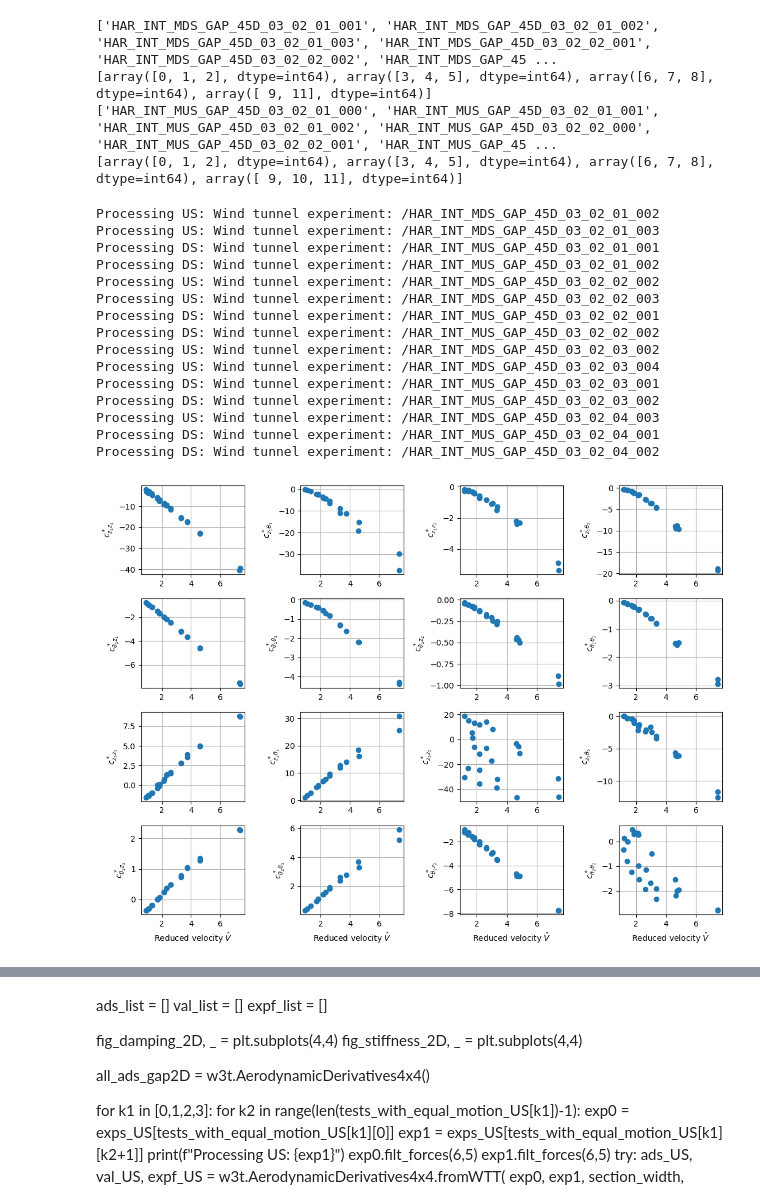
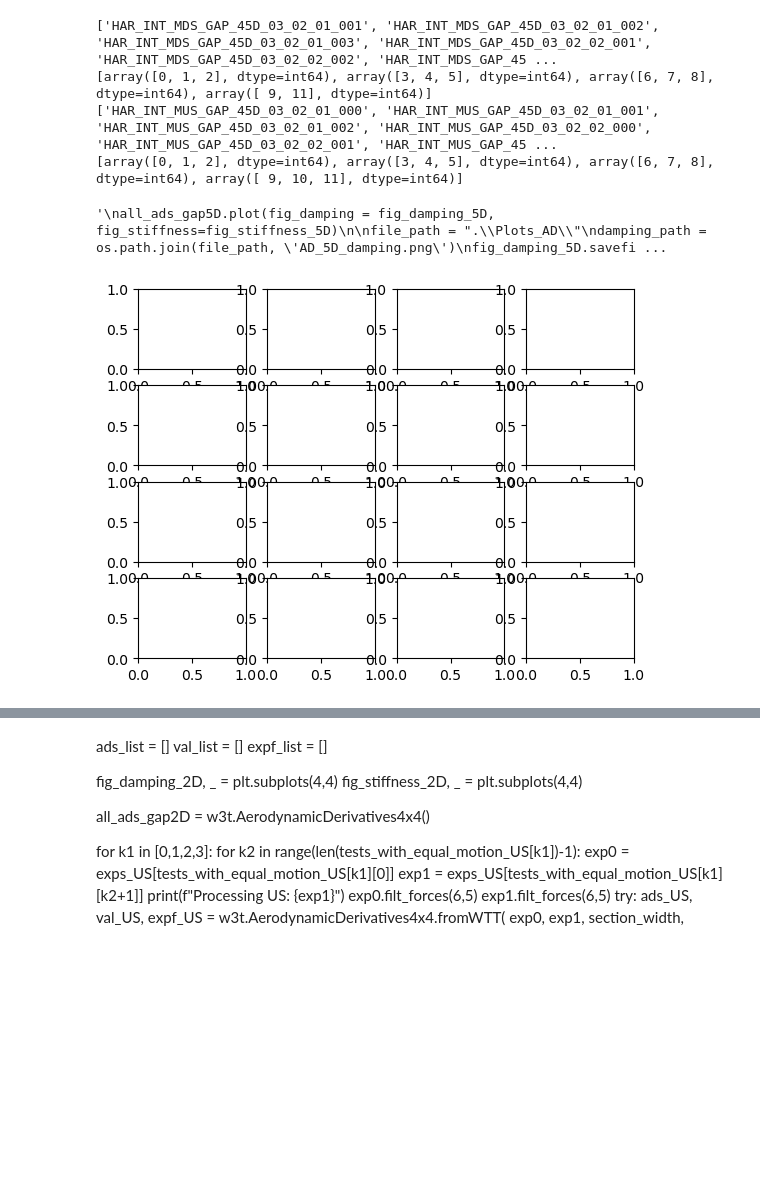
Before and after one commit to lineHRosland/FV_windtunnel_buffeting_flutter, a Jupyter notebook: HAR_INT/aerodynamic_derivatives_tandem_notebook.ipynb, the cells around one changed output, grey strips where cells are left out. Drawn from its saved outputs; the diff is of its cells as text; code cells hidden in the pictures; blank space fills up the shorter version.

```diff
--- a/HAR_INT/aerodynamic_derivatives_tandem_notebook.ipynb
+++ b/HAR_INT/aerodynamic_derivatives_tandem_notebook.ipynb
@@ -77,6 +77,8 @@ print(tests_with_equal_motion_DS)
 ['HAR_INT_MUS_GAP_213D_03_01_01_000', 'HAR_INT_MUS_GAP_213D_03_01_01_001', 'HAR_INT_MUS_GAP_213D_03_01_01_004', 'HAR_INT_MUS_GAP_213D_03_01_02_000', 'HAR_INT_MUS_GAP_213D_03_01_02_001', 'HAR_INT_MUS_G ...
 [array([0, 1, 2], dtype=int64), array([3, 4, 5], dtype=int64), array([6, 7, 8], dtype=int64), array([ 9, 10, 11], dtype=int64)]
 # %%
+poly = 2
+
 ads_list = []
 val_list = []
 expf_list = []
@@ -90,7 +92,7 @@ for k1 in [0,1,2,3]:
     for k2 in range(len(tests_with_equal_motion_US[k1])-1):
         exp0 = exps_US[tests_with_equal_motion_US[k1][0]]
         exp1 = exps_US[tests_with_equal_motion_US[k1][k2+1]]
-        print(f"Processing US: {exp1}")
+        #print(f"Processing US: {exp1}")
         exp0.filt_forces(6,5)
         exp1.filt_forces(6,5)
         ads_US, val_US, expf_US = w3t.AerodynamicDerivatives4x4.fromWTT(exp0, exp1, section_width, section_length_1, section_length_2, upstream_in_rig=True)
@@ -103,7 +105,7 @@ for k1 in [0,1,2,3]:
     for k2 in range(len(tests_with_equal_motion_DS[k1])-1):
         exp0 = exps_DS[tests_with_equal_motion_DS[k1][0]]
         exp1 = exps_DS[tests_with_equal_motion_DS[k1][k2+1]]
-        print(f"Processing DS: {exp1}")
+        #print(f"Processing DS: {exp1}")
         exp0.filt_forces(6,5)
         exp1.filt_forces(6,5)
         ads_DS, val_DS, expf_DS = w3t.AerodynamicDerivatives4x4.fromWTT(exp0, exp1, section_width, section_length_1, section_length_2, upstream_in_rig=False)
@@ -112,6 +114,7 @@ for k1 in [0,1,2,3]:
         expf_list.append(expf_DS)
         all_ads_gap2D.append(ads_DS)
 
+'''
 all_ads_gap2D.plot(fig_damping = fig_damping_2D, fig_stiffness=fig_stiffness_2D)
 
 file_path = ".\\Plots_AD\\"
@@ -120,4 +123,16 @@ fig_damping_2D.savefig(damping_path, bbox_inches="tight")
 stiffness_path = os.path.join(file_path, 'AD_2D_stiffness.png')
 fig_stiffness_2D.savefig(stiffness_path, bbox_inches="tight")
 plt.show()
+
+all_ads_gap2D.plot(fig_damping = fig_damping_2D, fig_stiffness=fig_stiffness_2D, mode='total+poly', orders=np.ones(32,dtype=int)*poly)
+file_path = ".\\Plots_AD\\"
+damping_path = os.path.join(file_path, f'AD_2D_damping_poly{poly}.png')
+fig_damping_2D.savefig(damping_path, bbox_inches="tight")
+stiffness_path = os.path.join(file_path, f'AD_2D_stiffness_poly{poly}.png')
+fig_stiffness_2D.savefig(stiffness_path, bbox_inches="tight")
+plt.show()
+'''
+
+all_ads_gap2D.plot(fig_damping = fig_damping_2D, fig_stiffness=fig_stiffness_2D, mode='total+poly', orders=np.ones(32,dtype=int)*poly)
+plt.show()
 # %% [output]
@@ -494,49 +489,44 @@ for k1 in [0,1,2,3]:
     for k2 in range(len(tests_with_equal_motion_US[k1])-1):
         exp0 = exps_US[tests_with_equal_motion_US[k1][0]]
         exp1 = exps_US[tests_with_equal_motion_US[k1][k2+1]]
-        print(f"Processing US: {exp1}")
+        #print(f"Processing US: {exp1}")
         exp0.filt_forces(6,5)
         exp1.filt_forces(6,5)
         ads_US, val_US, expf_US = w3t.AerodynamicDerivatives4x4.fromWTT(exp0, exp1, section_width, section_length_1, section_length_2, upstream_in_rig=True)
         ads_list.append(ads_US)
         val_list.append(val_US)
         expf_list.append(expf_US)
         all_ads_gap5D.append(ads_US)
 
     for k2 in range(len(tests_with_equal_motion_DS[k1])-1):
         exp0 = exps_DS[tests_with_equal_motion_DS[k1][0]]
         exp1 = exps_DS[tests_with_equal_motion_DS[k1][k2+1]]
-        print(f"Processing DS: {exp1}")
+        #print(f"Processing DS: {exp1}")
         exp0.filt_forces(6,5)
         exp1.filt_forces(6,5)
         ads_DS, val_DS, expf_DS = w3t.AerodynamicDerivatives4x4.fromWTT(exp0, exp1, section_width, section_length_1, section_length_2, upstream_in_rig=False)
         ads_list.append(ads_DS)
         val_list.append(val_DS)
         expf_list.append(expf_DS)
         all_ads_gap5D.append(ads_DS)
 
+'''
 all_ads_gap5D.plot(fig_damping = fig_damping_5D, fig_stiffness=fig_stiffness_5D)
 
 file_path = ".\\Plots_AD\\"
 damping_path = os.path.join(file_path, 'AD_5D_damping.png')
 fig_damping_5D.savefig(damping_path, bbox_inches="tight")
 stiffness_path = os.path.join(file_path, 'AD_5D_stiffness.png')
 fig_stiffness_5D.savefig(stiffness_path, bbox_inches="tight")
 plt.show()
+
+all_ads_gap5D.plot(fig_damping = fig_damping_5D, fig_stiffness=fig_stiffness_5D, mode='total+poly', orders=np.ones(32,dtype=int)*poly)
+file_path = ".\\Plots_AD\\"
+damping_path = os.path.join(file_path, f'AD_5D_damping_poly{poly}.png')
+fig_damping_5D.savefig(damping_path, bbox_inches="tight")
+stiffness_path = os.path.join(file_path, f'AD_5D_stiffness_poly{poly}.png')
+fig_stiffness_5D.savefig(stiffness_path, bbox_inches="tight")
+plt.show()'''
 # %% [output]
-Processing US: Wind tunnel experiment: /HAR_INT_MDS_GAP_45D_03_02_01_002
-Processing US: Wind tunnel experiment: /HAR_INT_MDS_GAP_45D_03_02_01_003
-Processing DS: Wind tunnel experiment: /HAR_INT_MUS_GAP_45D_03_02_01_001
-Processing DS: Wind tunnel experiment: /HAR_INT_MUS_GAP_45D_03_02_01_002
-Processing US: Wind tunnel experiment: /HAR_INT_MDS_GAP_45D_03_02_02_002
-Processing US: Wind tunnel experiment: /HAR_INT_MDS_GAP_45D_03_02_02_003
-Processing DS: Wind tunnel experiment: /HAR_INT_MUS_GAP_45D_03_02_02_001
-Processing DS: Wind tunnel experiment: /HAR_INT_MUS_GAP_45D_03_02_02_002
-Processing US: Wind tunnel experiment: /HAR_INT_MDS_GAP_45D_03_02_03_002
-Processing US: Wind tunnel experiment: /HAR_INT_MDS_GAP_45D_03_02_03_004
-Processing DS: Wind tunnel experiment: /HAR_INT_MUS_GAP_45D_03_02_03_001
-Processing DS: Wind tunnel experiment: /HAR_INT_MUS_GAP_45D_03_02_03_002
-Processing US: Wind tunnel experiment: /HAR_INT_MDS_GAP_45D_03_02_04_003
-Processing DS: Wind tunnel experiment: /HAR_INT_MUS_GAP_45D_03_02_04_001
-Processing DS: Wind tunnel experiment: /HAR_INT_MUS_GAP_45D_03_02_04_002
+'\nall_ads_gap5D.plot(fig_damping = fig_damping_5D, fig_stiffness=fig_stiffness_5D)\n\nfile_path = ".\\Plots_AD\\"\ndamping_path = os.path.join(file_path, \'AD_5D_damping.png\')\nfig_damping_5D.savefi ...
-[figure, old version]
+[figure, new version]
```
Also changed, not shown: parts of 7 cells of this notebook, 4 other files.
